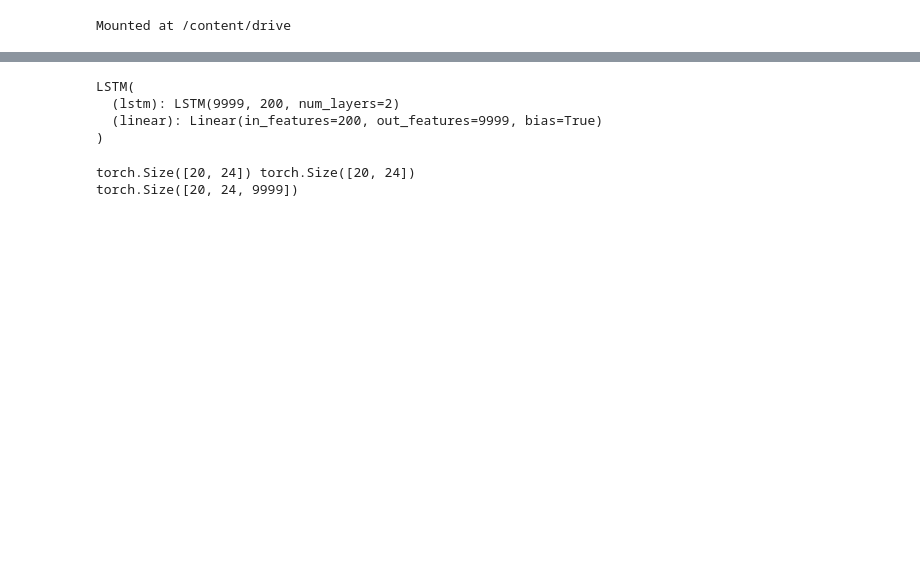
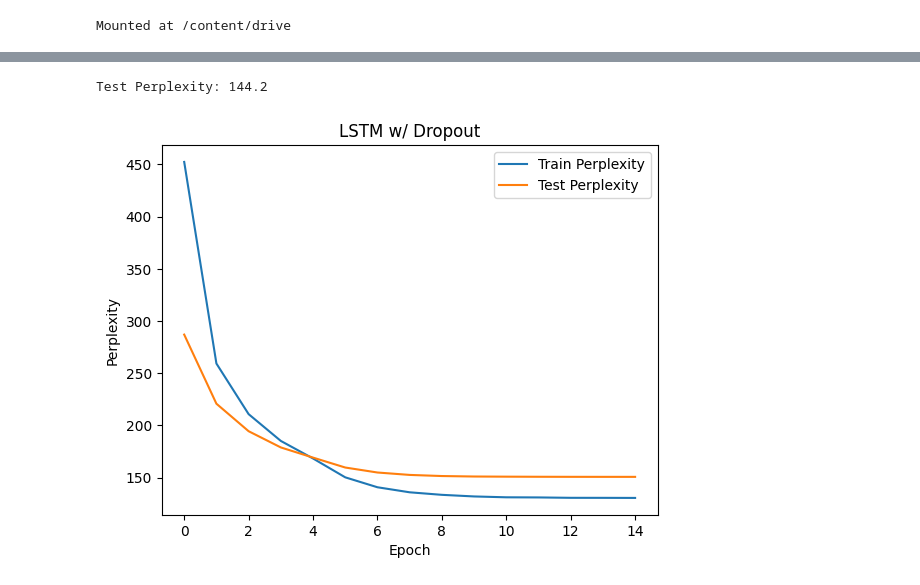
Before and after one commit to eminalparslan/CS-5787-Assignments, a Jupyter notebook: ex2_eaa84_ml2837/CS5787assignment2.ipynb, the cells around one changed output, grey strips where cells are left out. Saved outputs shown, nothing was run; the diff lists cells and outputs as text; code cells hidden in the pictures; blank space fills up the shorter version.

```diff
--- a/ex2_eaa84_ml2837/CS5787assignment2.ipynb
+++ b/ex2_eaa84_ml2837/CS5787assignment2.ipynb
@@ -128,0 +283,22 @@ LSTM(
+# %%
+class DropoutLSTM(nn.Module):
+    def __init__(self, embedding_dim, hidden_dim, vocab_size):
+        super().__init__()
+        self.embedding = nn.Embedding(vocab_size, embedding_dim)
+        self.lstm = nn.LSTM(embedding_dim, hidden_dim, num_layers=2, batch_first=True, dropout=0.25)
+        self.drouput = nn.Dropout(0.25)
+        self.linear = nn.Linear(hidden_dim, vocab_size)
+
+    def forward(self, x, hidden_state):
+        embeds = self.embedding(x)
+        out, (hn, cn) = self.lstm(embeds, hidden_state)
+        out = self.drouput(out)
+        out = self.linear(out)
+        return out, (hn, cn)
+# %%
+dropout_net = DropoutLSTM(200, 200, len(index_to_word))
+dropout_net.to(device)
+
+loss_fn = nn.CrossEntropyLoss()
+optimizer = torch.optim.SGD(dropout_net.parameters(), lr=2)
+dropout_perplexities, dropout_test_perplexities = train(dropout_net, train_set, val_set, loss_fn, optimizer)
@@ -129,32 +323,27 @@ LSTM(
+# %%
+test(dropout_net, test_set, loss_fn)
+# %% [output]
+Test Perplexity: 144.2
+# %%
+plt.plot(dropout_perplexities, label="Train Perplexity")
+plt.plot(dropout_test_perplexities, label="Test Perplexity")
+plt.xlabel("Epoch")
+plt.ylabel("Perplexity")
+plt.title("LSTM w/ Dropout")
+plt.legend()
+plt.show()
+# %% [output]
+[figure, added]
 # %%
-# from torch.nn import functional as F
+class GRU(nn.Module):
+    def __init__(self, embedding_dim, hidden_dim, vocab_size):
+        super().__init__()
+        self.embedding = nn.Embedding(vocab_size, embedding_dim)
+        self.gru = nn.GRU(embedding_dim, hidden_dim, num_layers=2, batch_first=True)
+        self.linear = nn.Linear(hidden_dim, vocab_size)
 
-# class LSTM(nn.Module):
-#     def __init__(self, hidden_dim, vocab_size):
-#         super().__init__()
-#         self.lstm = nn.LSTM(vocab_size, hidden_dim, num_layers=2)
-#         self.linear = nn.Linear(hidden_dim, vocab_size)
-
-#     def forward(self, x):
-#         out, _ = self.lstm(F.one_hot(x.long(), num_classes=len(train_set.index_to_word)).float())
-#         out = self.linear(out.view(len(out), -1))
-#         return out
-
-# net = LSTM(200, len(train_set.index_to_word))
-# net.to("cuda")
+    def forward(self, x, hidden_state):
+        embeds = self.embedding(x)
+        out, hn = self.gru(embeds, hidden_state)
+        out = self.linear(out)
+        return out, hn
-# %% [output]
-LSTM(
-  (lstm): LSTM(9999, 200, num_layers=2)
-  (linear): Linear(in_features=200, out_features=9999, bias=True)
-)
-# %%
-for text, pred in train_loader:
-  text = text.to(device)
-  pred = pred.to(device)
-  print(text.shape, pred.shape)
-  outputs = net(text)
-  print(outputs.shape)
-  break
-# %% [output]
-torch.Size([20, 24]) torch.Size([20, 24])
-torch.Size([20, 24, 9999])
```
Also changed, not shown: parts of 25 cells of this notebook, 5 other files.
